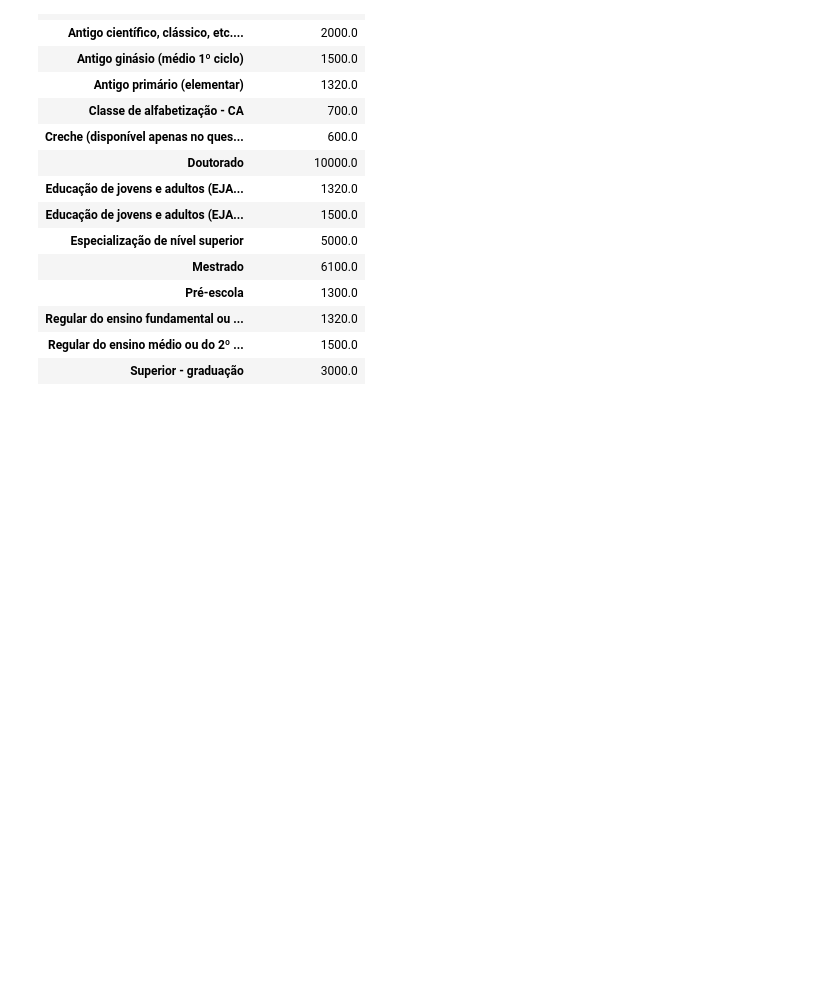
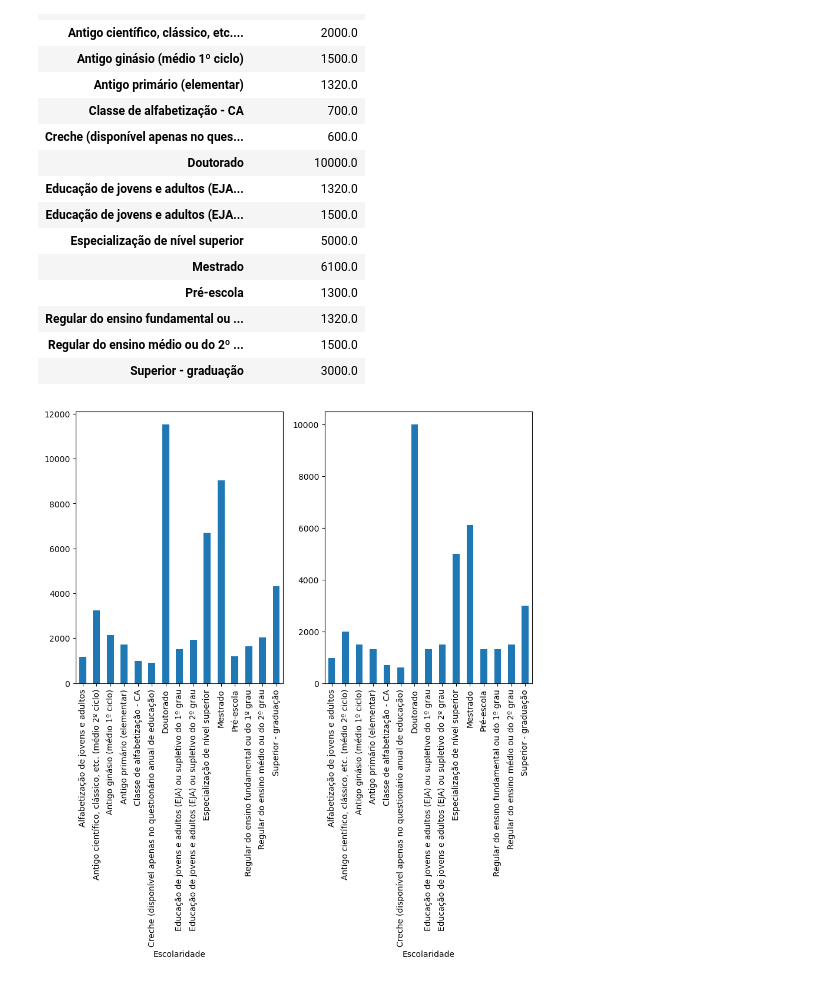
Before and after one commit to jlbrasileiro/Projeto-3---Ci-ncia-dos-Dados---2024.2, a Jupyter notebook: analise_exploratoria.ipynb, the cells around one changed output. Cells and saved outputs as stored; diff of their text form; code cells hidden in the pictures; blank space fills up the shorter version.

```diff
--- a/analise_exploratoria.ipynb
+++ b/analise_exploratoria.ipynb
@@ -122,3 +122,11 @@ mediana_salario.to_frame()
 | Regular do ensino fundamental ou ... | 1320.0 |
 | Regular do ensino médio ou do 2º ... | 1500.0 |
 | Superior - graduação | 3000.0 |
+# %%
+plt.figure(figsize=(10,6))
+plt.subplot(121)
+media_salario.plot(kind = 'bar')
+plt.subplot(122)
+mediana_salario.plot(kind = 'bar');
+# %% [output]
+[figure, added]
```
